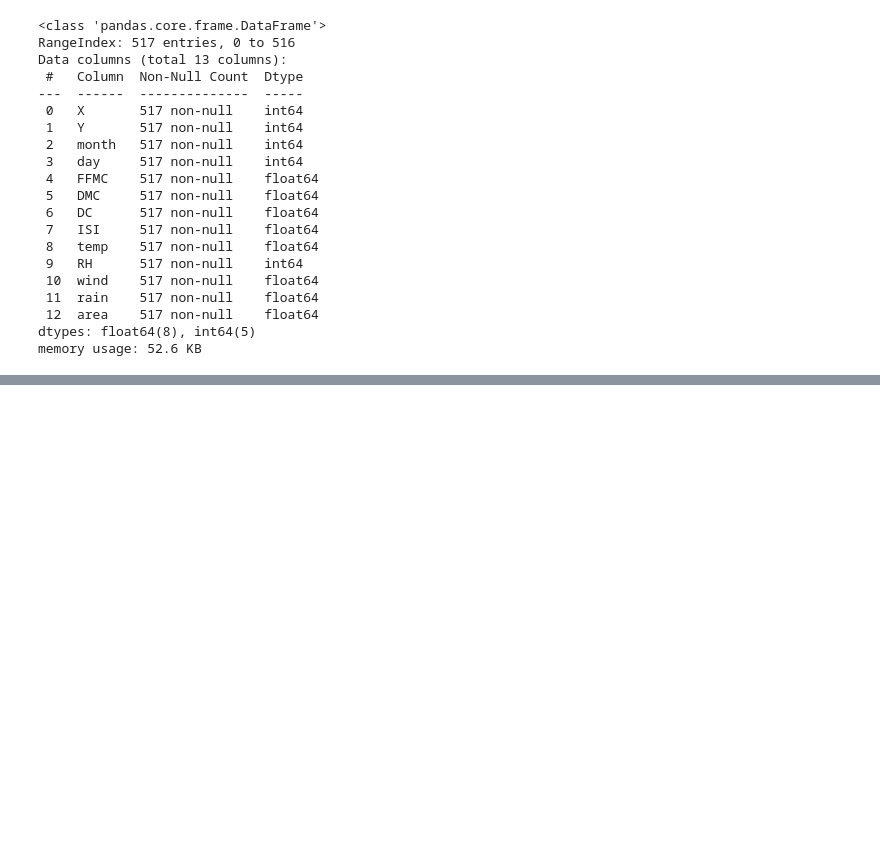
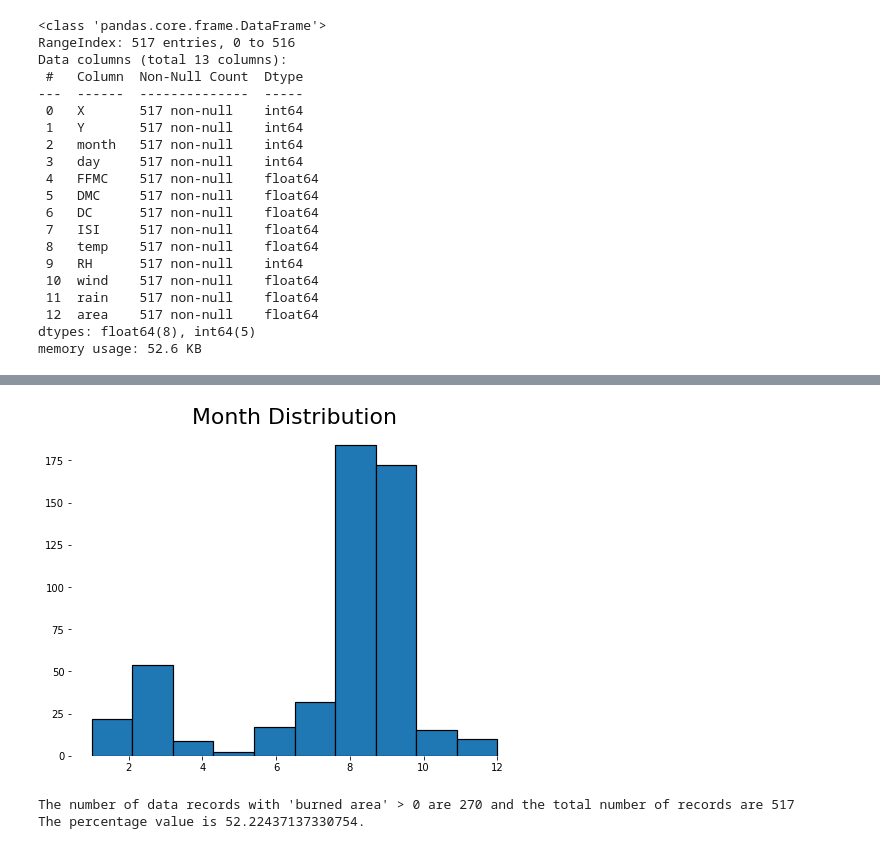
Before and after one commit to DriBans/ForestFire, a Jupyter notebook: Insight into Forest Fires.ipynb, the cells around one changed output, grey strips where cells are left out. Drawn from its saved outputs; the diff is of its cells as text; code cells hidden in the pictures; blank space fills up the shorter version.

```diff
--- a/Insight into Forest Fires.ipynb
+++ b/Insight into Forest Fires.ipynb
@@ -215,0 +215,5 @@ AttributeError: 'XAxis' object has no attribute 'tick_left'
+# %%
+histo_plot(monthValues, title = "Month Distribution")
+plt.show()
+# %% [output]
+[figure, added]
@@ -215,0 +223,14 @@ AttributeError: 'XAxis' object has no attribute 'tick_left'
+# %%
+total_count = 0
+positive_dataCount = 0
+for value in areaValues:
+    if (value > 0):
+        positive_dataCount = positive_dataCount + 1
+    total_count = total_count + 1
+
+print("The number of data records with 'burned area' > 0 are " + str(positive_dataCount)
++ " and the total number of records are " + str(total_count))
+print("The percentage value is " + str(positive_dataCount/total_count * 100) + ".")
+# %% [output]
+The number of data records with 'burned area' > 0 are 270 and the total number of records are 517
+The percentage value is 52.22437137330754.
```
Also changed, not shown: parts of 8 cells of this notebook.
